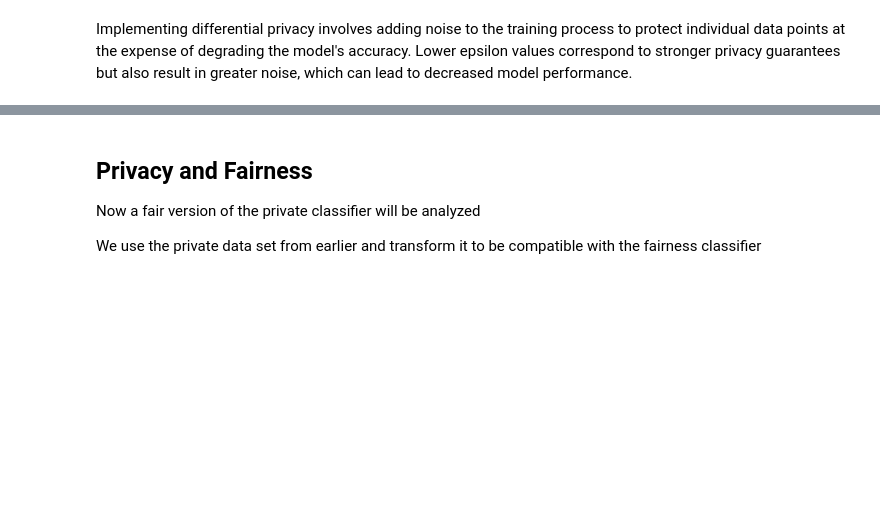
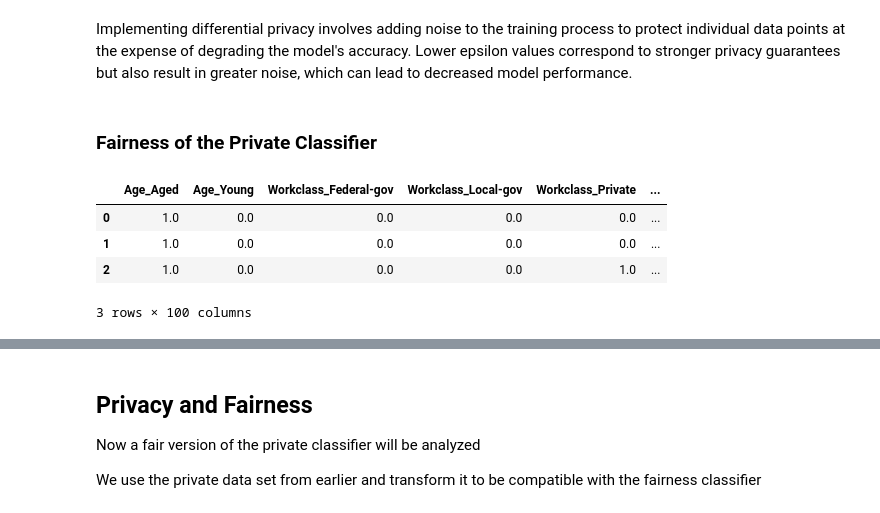
Before and after one commit to stef4k/responsible-data-science-project, a Jupyter notebook: wf-project-01.ipynb, the cells around one changed output, grey strips where cells are left out. Cells and saved outputs as stored; diff of their text form; code cells hidden in the pictures; blank space fills up the shorter version.

```diff
--- a/wf-project-01.ipynb
+++ b/wf-project-01.ipynb
@@ -465,2 +584,19 @@ disp.plot()
 # %% [markdown]
 Implementing differential privacy involves adding noise to the training process to protect individual data points at the expense of degrading the model's accuracy. Lower epsilon values correspond to stronger privacy guarantees but also result in greater noise, which can lead to decreased model performance.
+# %% [markdown]
+### Fairness of the Private Classifier
+# %%
+np.random.seed(123)
+random.seed(123)
+
+# Step 1: Assign feature names and create DataFrame
+column_names_pf = transformer_private.get_feature_names()
+column_names_pf.append('label')  # Add the label column
+privatized_data_fair = pd.DataFrame(x_private, columns=column_names_pf)
+privatized_data_fair.head(3)
+# %% [output]
+|  | Age_Aged | Age_Young | Workclass_Federal-gov | Workclass_Local-gov | Workclass_Private | ... |
+| 0 | 1.0 | 0.0 | 0.0 | 0.0 | 0.0 | ... |
+| 1 | 1.0 | 0.0 | 0.0 | 0.0 | 0.0 | ... |
+| 2 | 1.0 | 0.0 | 0.0 | 0.0 | 1.0 | ... |
+3 rows × 100 columns
```
Also changed, not shown: parts of 39 cells of this notebook, 1 other file.
